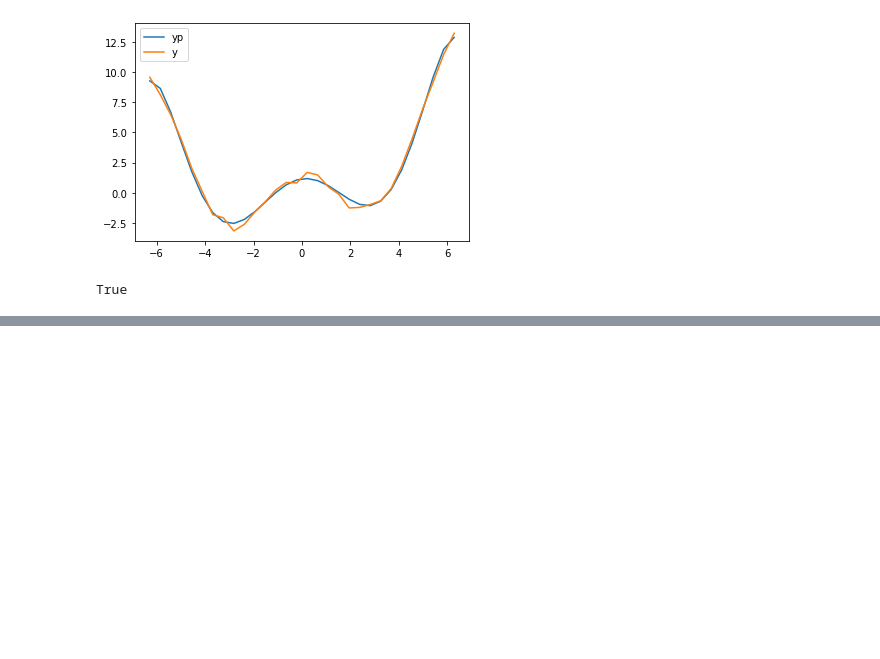
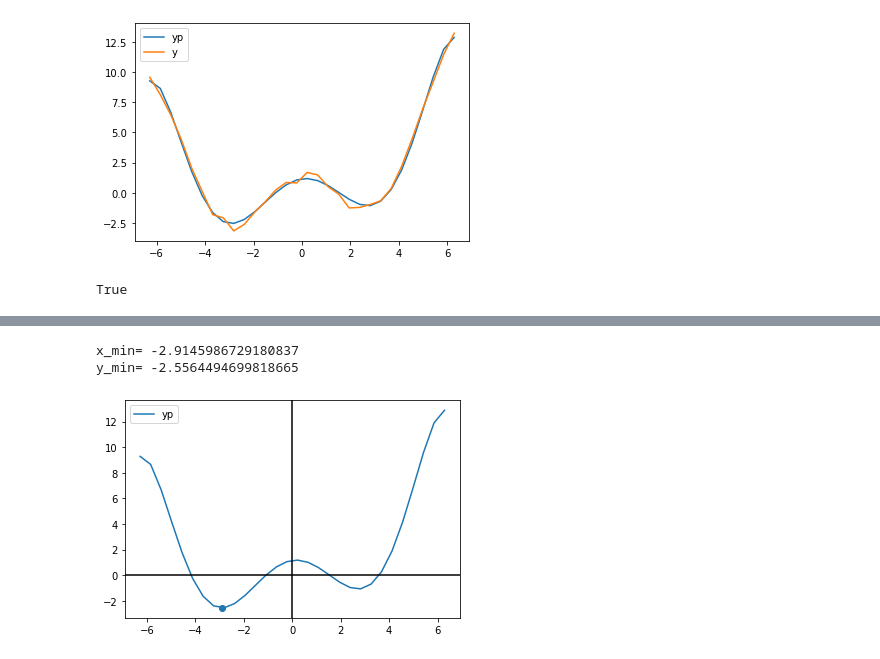
Before and after one commit to Nikita-Sherstnev/numerical-analysis, a Jupyter notebook: 1-2 tasks.ipynb, the cells around one changed output, grey strips where cells are left out. Drawn from its saved outputs; the diff is of its cells as text; code cells hidden in the pictures; blank space fills up the shorter version.

```diff
--- a/1 task.ipynb
+++ b/1-2 tasks.ipynb
@@ -263,0 +267,44 @@ print(f_xmin)
+# %%
+# Поиск локального минимума (Ньютон)
+
+# x0 - начальное приближение
+x0 = -2
+k = 1
+
+def f(x):
+    return a0 + a1 * x + a2 * x**2 + a3 * x**3 + a4* x**4 + a5 * x**5 + a6 * x**6
+
+def f_der1(x):
+    return a1 + 2*a2 * x + 3*a3 * x**2 + 4*a4 * x**3 + 5*a5 * x**4 + 6*a6 * x**5
+
+def f_der2(x):
+    return 2*a2 + 6*a3 * x + 12*a4 * x**2 + 20*a5 * x**3 + 30*a6 * x**4
+
+
+while True:
+    y1 = f_der1(x0)
+    y2 = f_der2(x0)
+    x1 = x0 - y1/y2
+
+    if abs(x1 - x0) < eps:
+        break
+    else:
+        k += 1
+        x0 = x1
+
+x_min = x1
+y_min = f(x_min)
+print("x_min=", x_min)
+print("y_min=", y_min)
+
+
+plt.plot(x, yp)
+plt.scatter(x_min, y_min)
+plt.legend(['yp'])
+plt.axhline(y=0, color='k')
+plt.axvline(x=0, color='k')
+plt.show()
+# %% [output]
+x_min= -2.9145986729180837
+y_min= -2.5564494699818665
+[figure, added]
```
Also changed, not shown: parts of 5 cells of this notebook.
